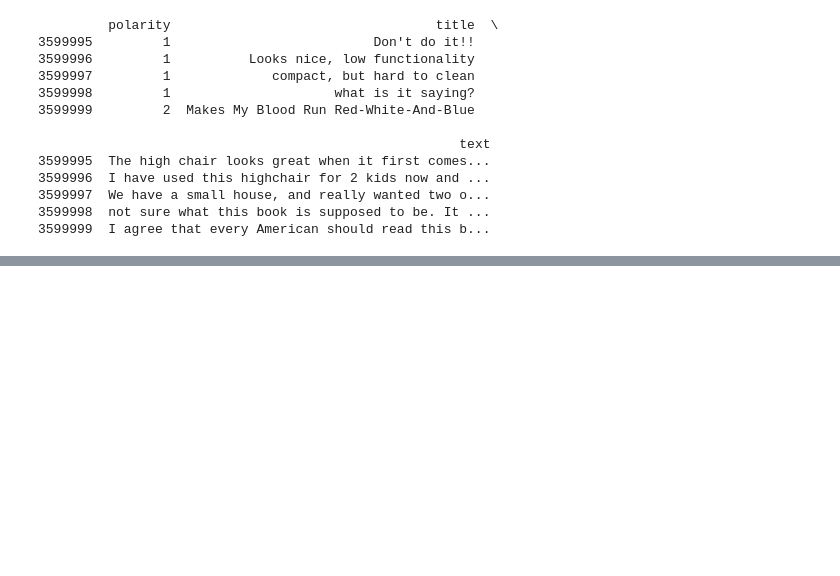
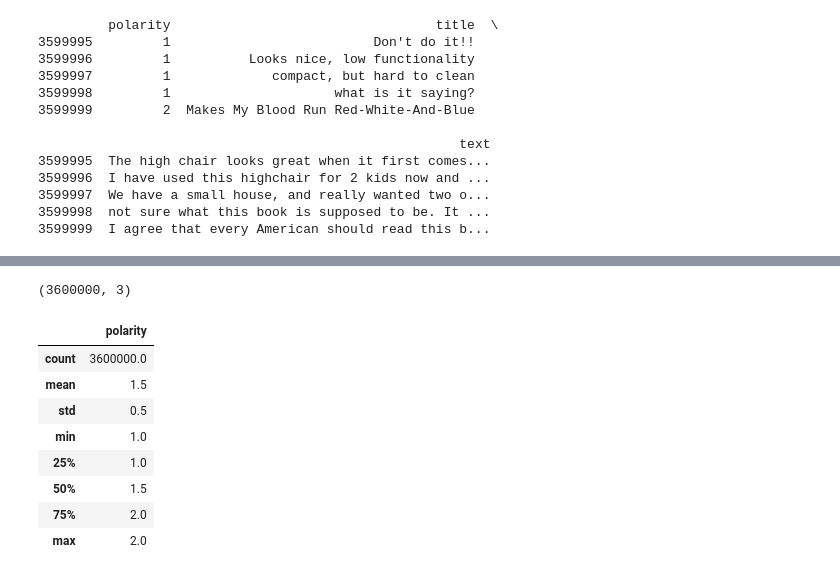
Before and after one commit to sowmyarshetty/NNClass, a Jupyter notebook: amazoncustomerreview.ipynb, the cells around one changed output, grey strips where cells are left out. Drawn from its saved outputs; the diff is of its cells as text; code cells hidden in the pictures; blank space fills up the shorter version.

```diff
--- a/amazoncustomerreview.ipynb
+++ b/amazoncustomerreview.ipynb
@@ -71,0 +80,16 @@ print(df.tail())
+# %%
+print(df.shape)
+# %% [output]
+(3600000, 3)
+# %%
+df.describe()
+# %% [output]
+|  | polarity |
+| count | 3600000.0 |
+| mean | 1.5 |
+| std | 0.5 |
+| min | 1.0 |
+| 25% | 1.0 |
+| 50% | 1.5 |
+| 75% | 2.0 |
+| max | 2.0 |
```
Also changed, not shown: parts of 12 cells of this notebook.
